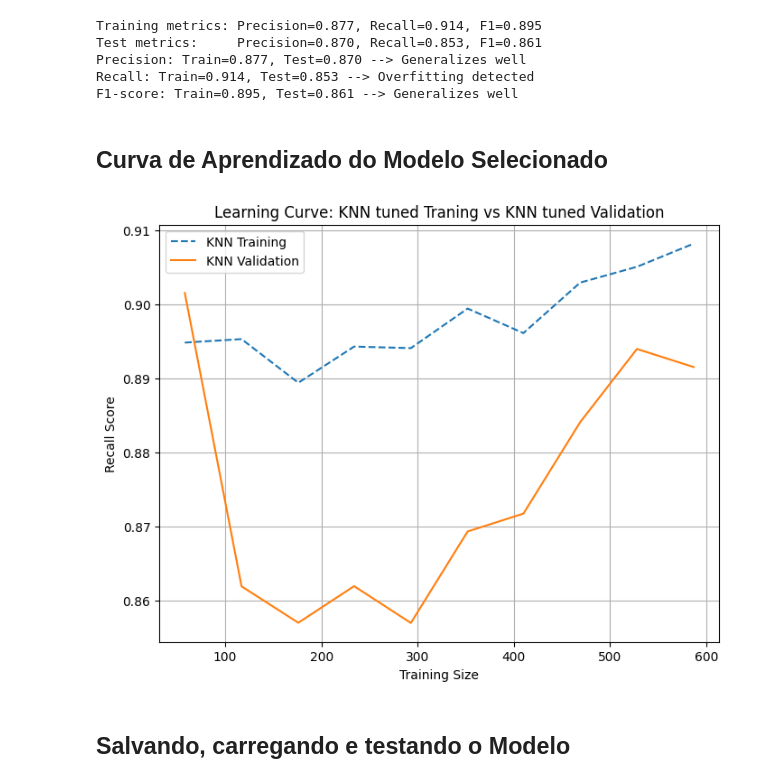
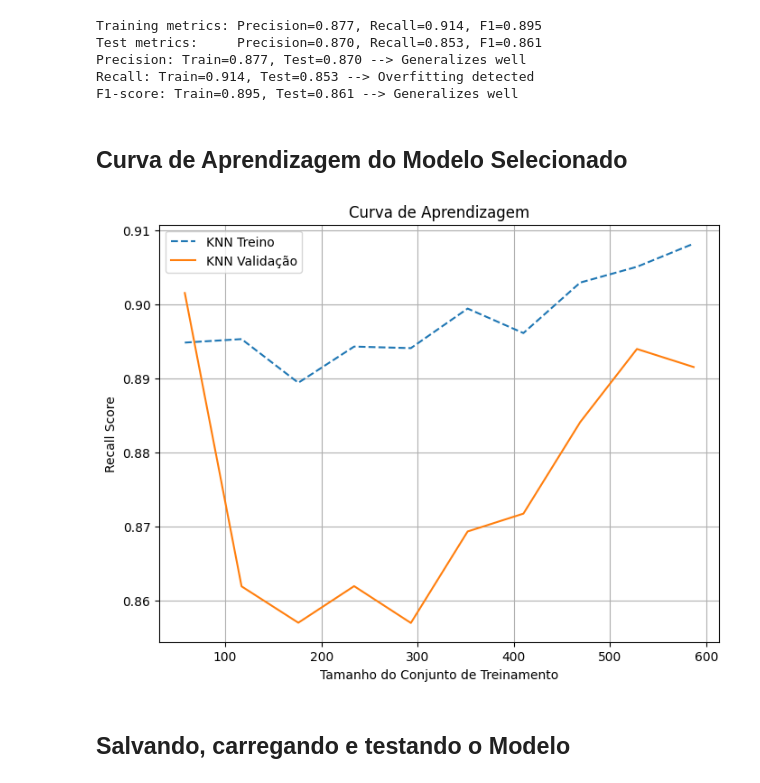
Before and after one commit to carlos-moreiragit/tech-challenge-03, a Jupyter notebook: TC03_FIAP.ipynb, the cells around one changed output. Saved outputs shown, nothing was run; the diff lists cells and outputs as text; code cells hidden in the pictures.

```diff
--- a/TC03_FIAP.ipynb
+++ b/TC03_FIAP.ipynb
@@ -820,35 +819,35 @@ Precision: Train=0.877, Test=0.870 --> Generalizes well
 Recall: Train=0.914, Test=0.853 --> Overfitting detected
 F1-score: Train=0.895, Test=0.861 --> Generalizes well
 # %% [markdown]
-## Curva de Aprendizado do Modelo Selecionado
+## Curva de Aprendizagem do Modelo Selecionado
 # %%
 from sklearn.model_selection import learning_curve
 
 plt.figure(figsize=(8,6))
 
 train_sizes, train_scores, test_scores = learning_curve(
     estimator=selected_knn,
     X=X_train,
     y=y_train,
     cv=5,
-    scoring='recall',  # optimize recall
+    scoring = "recall",
     train_sizes=np.linspace(0.1, 1.0, 10),
     n_jobs=-1
 )
 train_mean = np.mean(train_scores, axis=1)
 test_mean = np.mean(test_scores, axis=1)
 
-plt.plot(train_sizes, train_mean, '--', label=f'{name} Training')
-plt.plot(train_sizes, test_mean, '-', label=f'{name} Validation')
+plt.plot(train_sizes, train_mean, "--", label=f"{name} Treino")
+plt.plot(train_sizes, test_mean, "-", label=f"{name} Validação")
 
-plt.xlabel('Training Size')
-plt.ylabel('Recall Score')
-plt.title('Learning Curve: KNN tuned Traning vs KNN tuned Validation')
+plt.xlabel("Tamanho do Conjunto de Treinamento")
+plt.ylabel("Recall Score")
+plt.title("Curva de Aprendizagem")
 plt.legend()
 plt.grid(True)
 plt.show()
 # %% [output]
-[figure, old version]
+[figure, new version]
 # %% [markdown]
 ## Salvando, carregando e testando o Modelo
 # %%
```
Also changed, not shown: parts of 5 cells of this notebook.
